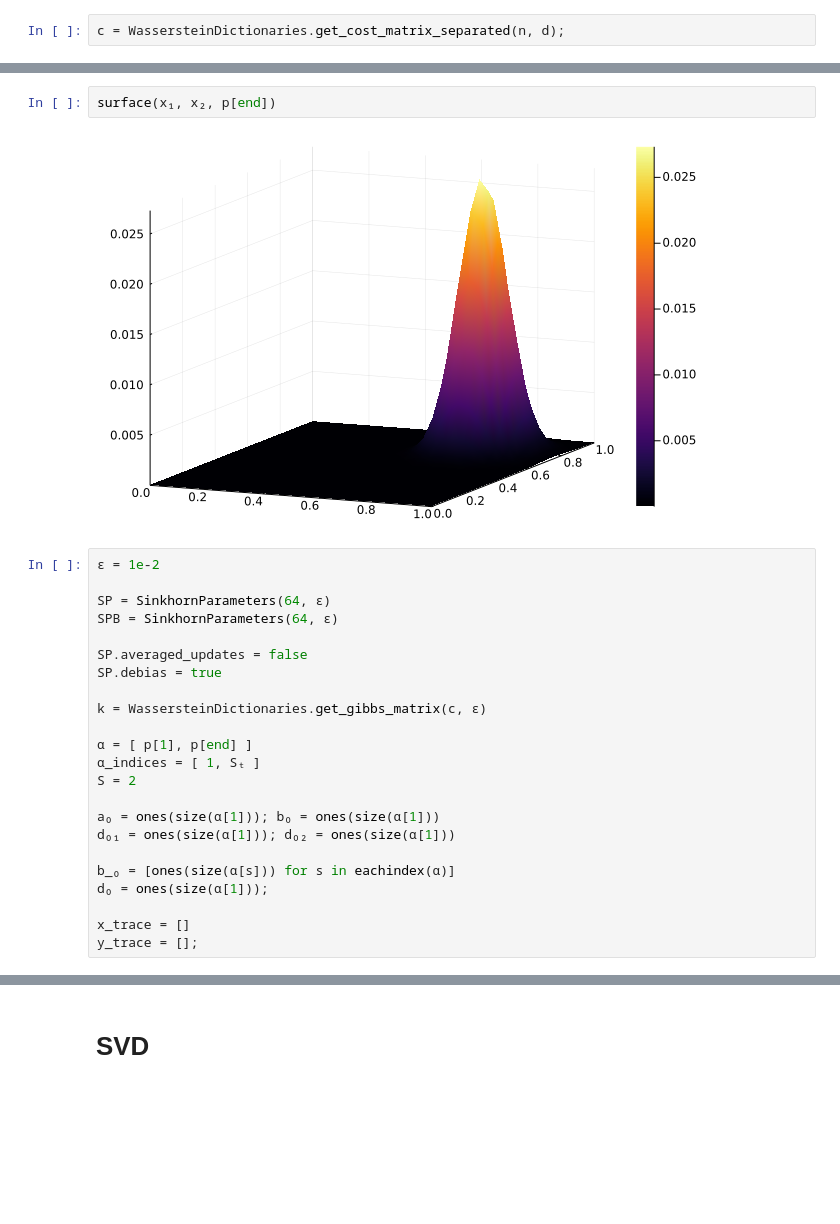
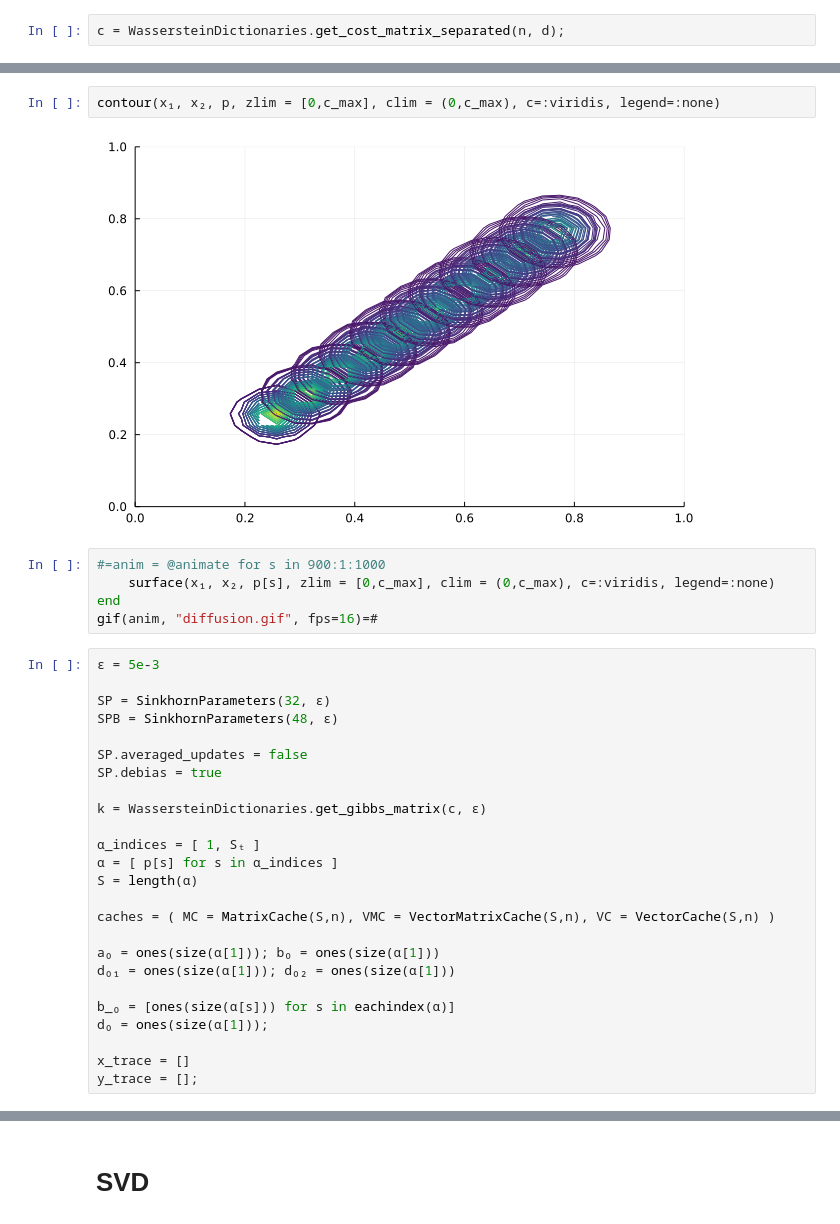
Before and after one commit to JuliaRCM/OptimalTransportTools.jl, a Jupyter notebook: notebooks/Greedy.ipynb, the cells around one changed output, grey strips where cells are left out. Drawn from its saved outputs; the diff is of its cells as text; blank space fills up the shorter version.

```diff
--- a/notebooks/Greedy.ipynb
+++ b/notebooks/Greedy.ipynb
@@ -54,21 +56,28 @@ contour(x₁, x₂, p)
-# %%
-surface(x₁, x₂, p[end])
-# %% [output]
-[figure, removed]
+# %%
+contour(x₁, x₂, p, zlim = [0,c_max], clim = (0,c_max), c=:viridis, legend=:none)
+# %% [output]
+[figure, added]
+# %%
+#=anim = @animate for s in 900:1:1000
+    surface(x₁, x₂, p[s], zlim = [0,c_max], clim = (0,c_max), c=:viridis, legend=:none)
+end
+gif(anim, "diffusion.gif", fps=16)=#
 # %%
-ε = 1e-2
+ε = 5e-3
 
-SP = SinkhornParameters(64, ε)
-SPB = SinkhornParameters(64, ε)
+SP = SinkhornParameters(32, ε)
+SPB = SinkhornParameters(48, ε)
 
 SP.averaged_updates = false
 SP.debias = true
 
 k = WassersteinDictionaries.get_gibbs_matrix(c, ε)
 
-α = [ p[1], p[end] ]
 α_indices = [ 1, Sₜ ]
-S = 2
+α = [ p[s] for s in α_indices ]
+S = length(α)
+
+caches = ( MC = MatrixCache(S,n), VMC = VectorMatrixCache(S,n), VC = VectorCache(S,n) )
 
 a₀ = ones(size(α[1])); b₀ = ones(size(α[1]))
 d₀₁ = ones(size(α[1])); d₀₂ = ones(size(α[1]))
```
Also changed, not shown: parts of 36 cells of this notebook, 9 other files.
